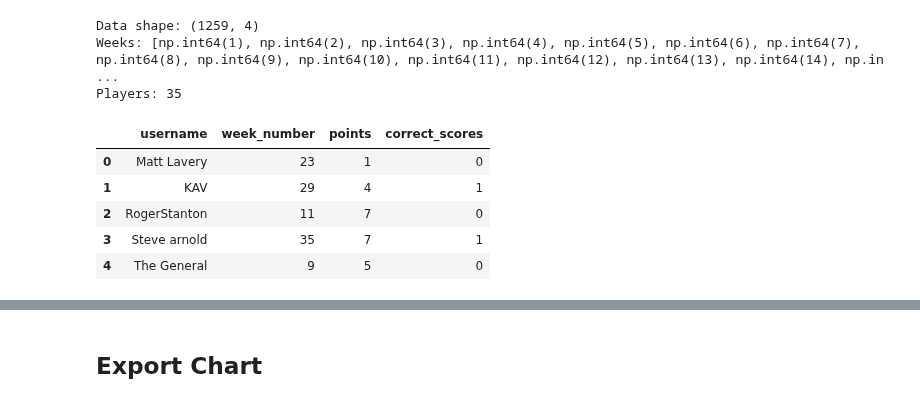
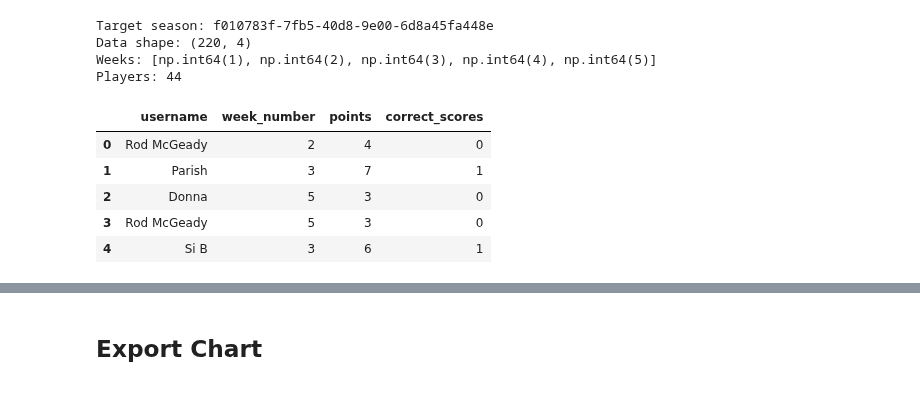
Before and after one commit to Gavin-Persad/predictions_data, a Jupyter notebook: Notebooks/league_progression.ipynb, the cells around one changed output, grey strips where cells are left out. Cells and saved outputs as stored; diff of their text form; code cells hidden in the pictures.

```diff
--- a/Notebooks/league_progression.ipynb
+++ b/Notebooks/league_progression.ipynb
@@ -1,42 +1,64 @@
 # %%
 import pandas as pd
 import plotly.graph_objects as go
 
+# Set the season to analyse
+# Replace 'XXX' with the season_id you want to target, e.g. 'f010783f-7fb5-40d8-9e00-6d8a45fa448e'
+target_season_id = 'f010783f-7fb5-40d8-9e00-6d8a45fa448e'
+
 # Load data
-game_week_scores = pd.read_csv('../CSV/24.05.2026/game_week_scores_rows.csv')
-game_weeks = pd.read_csv('../CSV/24.05.2026/game_weeks_rows.csv')
-profiles = pd.read_csv('../CSV/19.01.2026/profiles.csv')
+game_week_scores = pd.read_csv('../CSV/24.09.2026/game_week_scores_rows.csv')
+game_weeks = pd.read_csv('../CSV/24.09.2026/game_weeks_rows.csv')
+season_players = pd.read_csv('../CSV/24.09.2026/season_players_rows.csv')
+profiles = pd.read_csv('../CSV/24.09.2026/profiles_rows.csv')
+
+if target_season_id == 'XXX':
+    raise ValueError(
+        "Set target_season_id to the season_id you want to analyse before running the notebook."
+    )
+
+# Restrict to the selected season and only players in that season
+active_player_ids = season_players.loc[
+    season_players['season_id'] == target_season_id,
+    'player_id'
+].unique()
+
+target_game_weeks = game_weeks.loc[
+    game_weeks['season_id'] == target_season_id,
+    ['id', 'week_number']
+]
 
 # Merge data
-merged = game_week_scores.merge(
-    game_weeks[['id', 'week_number']],
-    left_on='game_week_id',
-    right_on='id',
-    how='left'
-).merge(
-    profiles[['id', 'username']],
-    left_on='player_id',
-    right_on='id',
-    how='left',
-    suffixes=('', '_profile')
+merged = (
+    game_week_scores[game_week_scores['player_id'].isin(active_player_ids)]
+    .merge(target_game_weeks, left_on='game_week_id', right_on='id', how='inner')
+    .merge(
+        profiles[['id', 'username']],
+        left_on='player_id',
+        right_on='id',
+        how='inner',
+        suffixes=('', '_profile')
+    )
 )
 
 # Keep relevant columns
 df = merged[['username', 'week_number', 'points', 'correct_scores']].copy()
 
+print(f"Target season: {target_season_id}")
 print(f"Data shape: {df.shape}")
 print(f"Weeks: {sorted(df['week_number'].unique())}")
 print(f"Players: {len(df['username'].unique())}")
 df.head()
 # %% [output]
-Data shape: (1259, 4)
-Weeks: [np.int64(1), np.int64(2), np.int64(3), np.int64(4), np.int64(5), np.int64(6), np.int64(7), np.int64(8), np.int64(9), np.int64(10), np.int64(11), np.int64(12), np.int64(13), np.int64(14), np.in ...
-Players: 35
+Target season: f010783f-7fb5-40d8-9e00-6d8a45fa448e
+Data shape: (220, 4)
+Weeks: [np.int64(1), np.int64(2), np.int64(3), np.int64(4), np.int64(5)]
+Players: 44
 |  | username | week_number | points | correct_scores |
-| 0 | Matt Lavery | 23 | 1 | 0 |
-| 1 | KAV | 29 | 4 | 1 |
-| 2 | RogerStanton | 11 | 7 | 0 |
-| 3 | Steve arnold | 35 | 7 | 1 |
-| 4 | The General | 9 | 5 | 0 |
+| 0 | Rod McGeady | 2 | 4 | 0 |
+| 1 | Parish | 3 | 7 | 1 |
+| 2 | Donna | 5 | 3 | 0 |
+| 3 | Rod McGeady | 5 | 3 | 0 |
+| 4 | Si B | 3 | 6 | 1 |
 # %%
 # Calculate cumulative points and correct scores for each player per week
```
Also changed, not shown: parts of 2 cells of this notebook, 54 other files.
